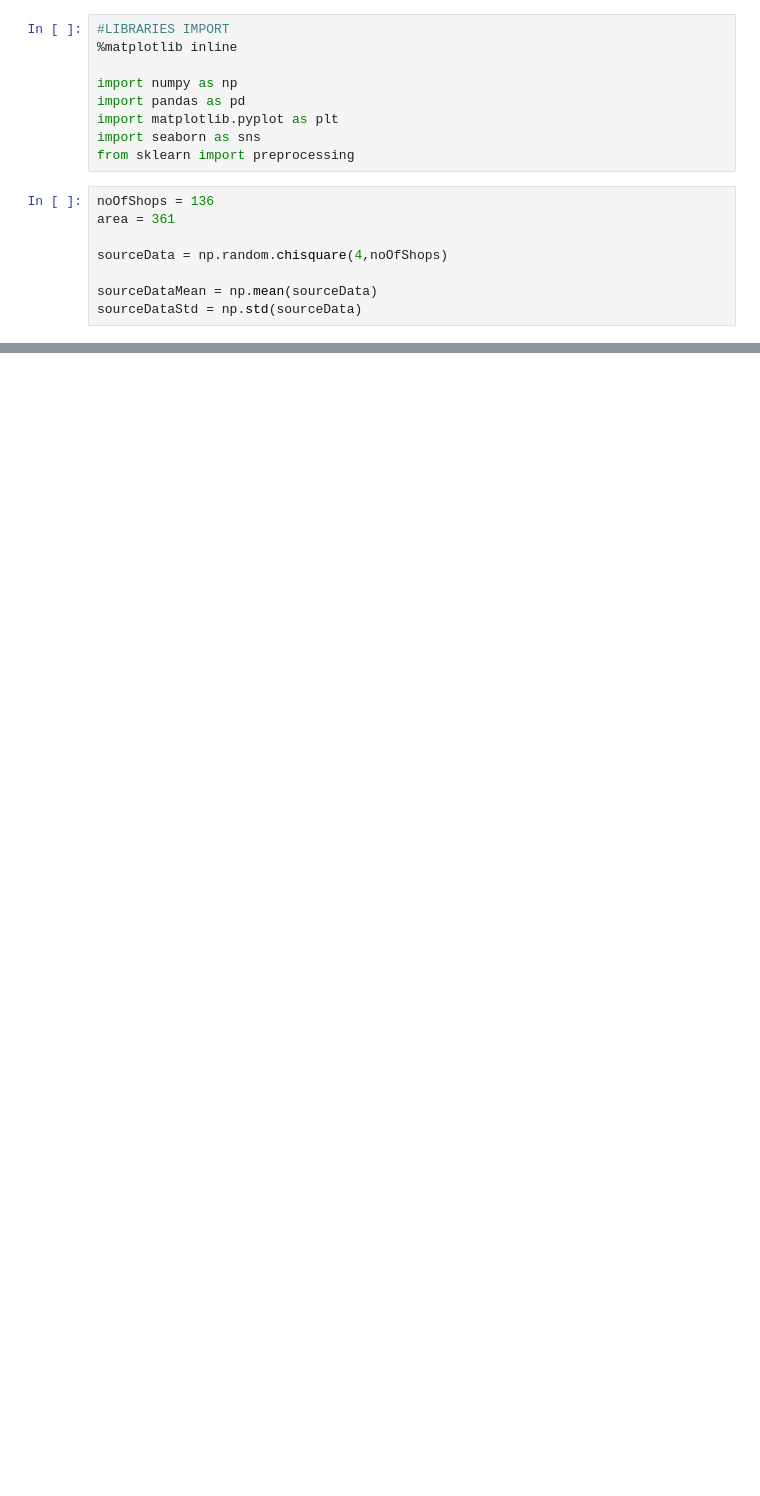
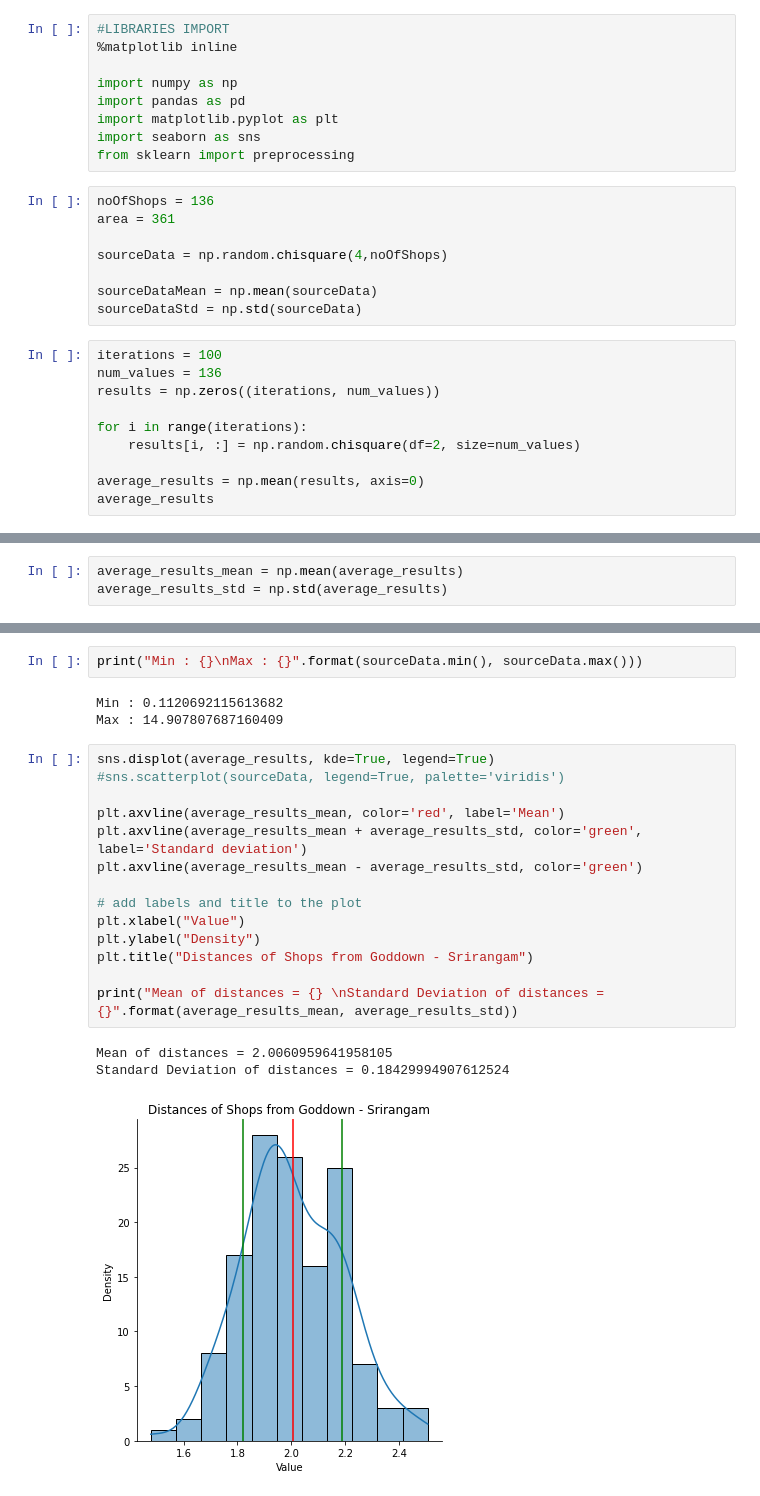
Before and after one commit to VertigoCodes/final-year-project, a Jupyter notebook: distributionModel.ipynb, the cells around one changed output, grey strips where cells are left out. Drawn from its saved outputs; the diff is of its cells as text; blank space fills up the shorter version.

```diff
--- a/distributionModel.ipynb
+++ b/distributionModel.ipynb
@@ -15,3 +15,13 @@ sourceData = np.random.chisquare(4,noOfShops)
 
 sourceDataMean = np.mean(sourceData)
 sourceDataStd = np.std(sourceData)
+# %%
+iterations = 100
+num_values = 136
+results = np.zeros((iterations, num_values))
+
+for i in range(iterations):
+    results[i, :] = np.random.chisquare(df=2, size=num_values)
+
+average_results = np.mean(results, axis=0)
+average_results
@@ -18,3 +46,6 @@ sourceDataStd = np.std(sourceData)
+# %%
+average_results_mean = np.mean(average_results)
+average_results_std = np.std(average_results)
 # %%
 sns.displot(sourceData, kde=True, legend=True)
 #sns.scatterplot(sourceData, legend=True, palette='viridis')
@@ -35,0 +67,23 @@ Standard Deviation of distances = 2.8055939857265524
+# %%
+print("Min : {}\nMax : {}".format(sourceData.min(), sourceData.max()))
+# %% [output]
+Min : 0.1120692115613682
+Max : 14.907807687160409
+# %%
+sns.displot(average_results, kde=True, legend=True)
+#sns.scatterplot(sourceData, legend=True, palette='viridis')
+
+plt.axvline(average_results_mean, color='red', label='Mean')
+plt.axvline(average_results_mean + average_results_std, color='green', label='Standard deviation')
+plt.axvline(average_results_mean - average_results_std, color='green')
+
+# add labels and title to the plot
+plt.xlabel("Value")
+plt.ylabel("Density")
+plt.title("Distances of Shops from Goddown - Srirangam")
+
+print("Mean of distances = {} \nStandard Deviation of distances = {}".format(average_results_mean, average_results_std))
+# %% [output]
+Mean of distances = 2.0060959641958105
+Standard Deviation of distances = 0.18429994907612524
+[figure, added]
```
Also changed, not shown: parts of 2 cells of this notebook.
